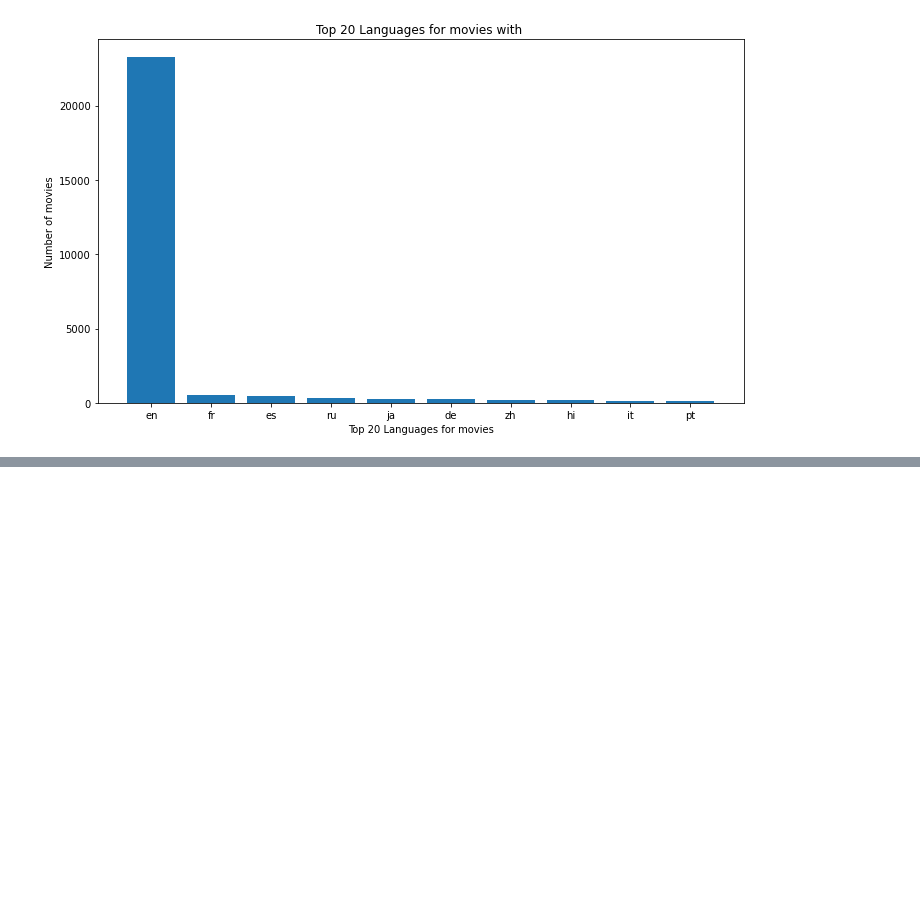
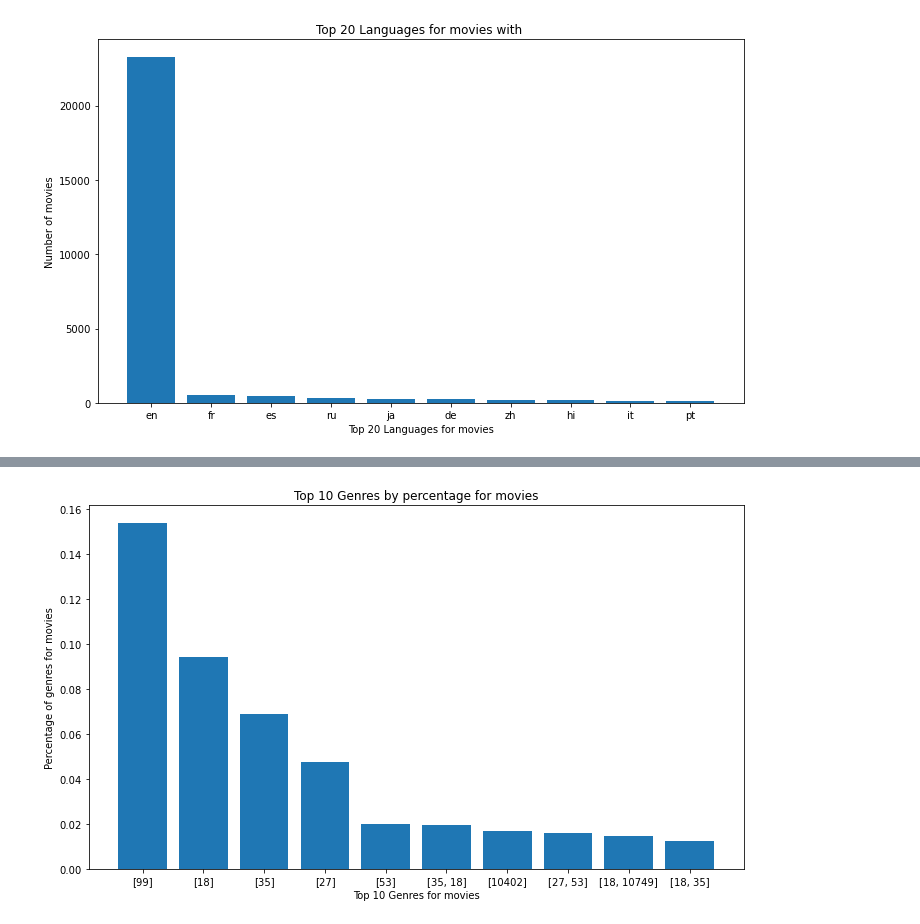
Before and after one commit to NicholasKIRUI/Data-Science-Course---Phase-1-Project, a Jupyter notebook: index.ipynb, the cells around one changed output, grey strips where cells are left out. Cells and saved outputs as stored; diff of their text form; code cells hidden in the pictures; blank space fills up the shorter version.

Commit message:
data analysis 1

```diff
--- a/index.ipynb
+++ b/index.ipynb
@@ -1107,0 +1195,3 @@ plt.tight_layout()
+# %%
+# dropping the rows with missing genre_ids
+clean_tmdb_movies_df = tmdb_movies_df[tmdb_movies_df.genre_ids != '[]']
@@ -1107,0 +1219,4 @@ plt.tight_layout()
+# %%
+# reset the index after the data has been dropped.
+clean_tmdb_movies_df.reset_index(inplace = True)
+clean_tmdb_movies_df.info()
@@ -1107,0 +1270,15 @@ plt.tight_layout()
+# %%
+fig, ax = plt.subplots(figsize=(10, 6))
+
+top_10_genres = (clean_tmdb_movies_df['genre_ids'].value_counts().head(10)/ len(clean_tmdb_movies_df))
+
+plt.bar(x=top_10_genres.index,
+        height=top_10_genres.values
+)
+ax.set_xlabel('Top 10 Genres for movies'),
+ax.set_ylabel('Percentage of genres for movies');
+ax.set_title('Top 10 Genres by percentage for movies')
+
+plt.tight_layout()
+# %% [output]
+[figure, added]
```
Also changed, not shown: parts of 13 cells of this notebook.
